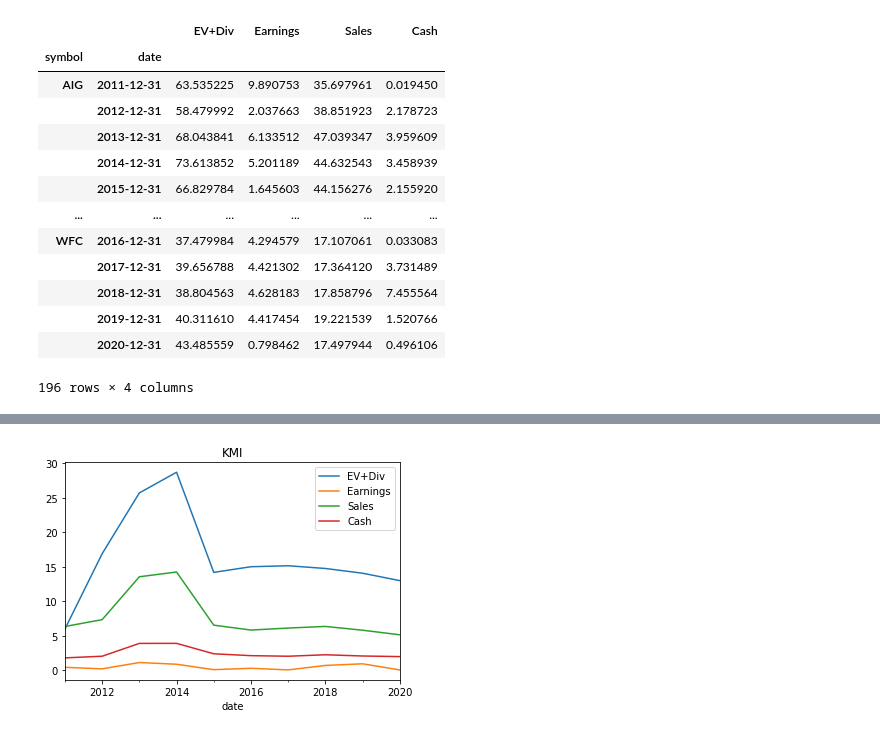
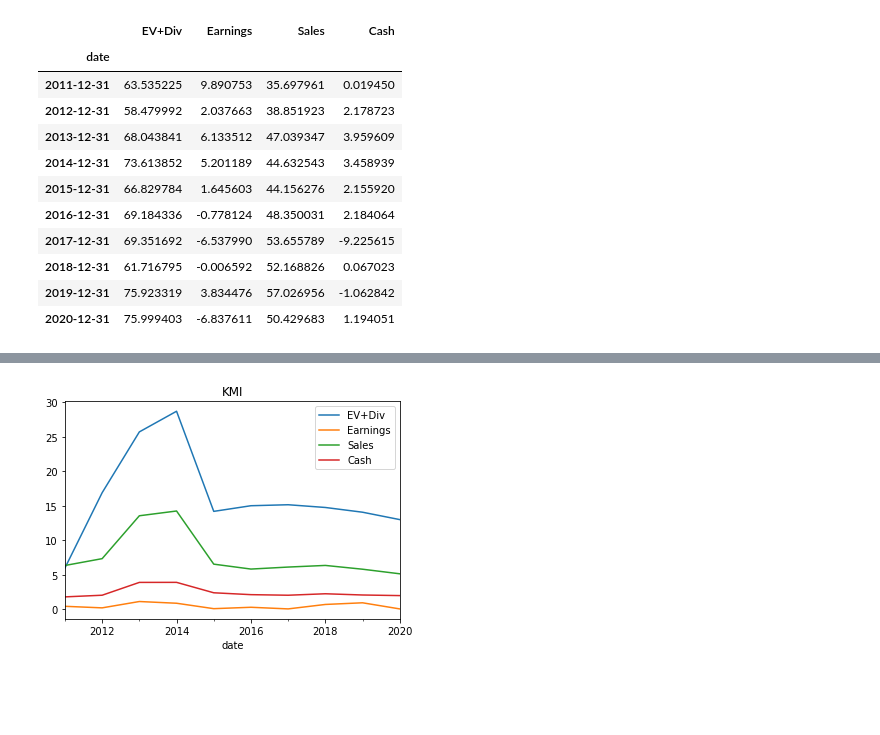
Before and after one commit to VinnyCarter05/fmpsdk-master, a Jupyter notebook: fmpsdk-ruleone.ipynb, the cells around one changed output, grey strips where cells are left out. Cells and saved outputs as stored; diff of their text form; code cells hidden in the pictures; blank space fills up the shorter version.

```diff
--- a/fmpsdk-ruleone.ipynb
+++ b/fmpsdk-ruleone.ipynb
@@ -115,12 +75,0 @@ Index(['reportedCurrency', 'fillingDate', 'acceptedDate', 'period', 'revenue',
-# %%
-df_balance = []
-for symbol in symbols:
-    df_balance = df_balance + fmpsdk.balance_sheet_statement(apikey=apikey, symbol=symbol)
-
-df_balance = pd.DataFrame(df_balance)
-
-df_balance['date']= pd.to_datetime(df_balance['date'])
-df_balance.set_index(['symbol','date'],inplace=True)
-df_balance.sort_values(by=['symbol','date'],inplace=True)
-
-df_balance.columns
@@ -145,12 +75,0 @@ Index(['reportedCurrency', 'fillingDate', 'acceptedDate', 'period',
-# %%
-df_cashflow = []
-for symbol in symbols:
-    df_cashflow = df_cashflow + fmpsdk.cash_flow_statement(apikey=apikey, symbol=symbol)
-
-df_cashflow = pd.DataFrame(df_cashflow)
-
-df_cashflow['date']= pd.to_datetime(df_cashflow['date'])
-df_cashflow.set_index(['symbol','date'],inplace=True)
-df_cashflow.sort_values(by=['symbol','date'],inplace=True)
-
-df_cashflow.columns
@@ -203,24 +76,16 @@ Index(['period', 'revenuePerShare', 'netIncomePerShare',
 # %%
-moat_columns = ["EV+Div","Earnings","Sales","Cash"]
-df_moat_perShare = pd.DataFrame(index=df_balance.index,columns=moat_columns)
-df_moat_perShare["Sales"]=df_income['revenue']/df_income['weightedAverageShsOutDil']
-df_moat_perShare["Earnings"]=df_income['netIncome']/df_income['weightedAverageShsOutDil']
-df_moat_perShare["EV+Div"]=(df_balance['totalStockholdersEquity']+df_cashflow['dividendsPaid'].fillna(0))/df_income['weightedAverageShsOutDil']
-df_moat_perShare["Cash"]=(df_cashflow['operatingCashFlow'])/df_income['weightedAverageShsOutDil']
-df_moat_perShare.sort_values(by=['symbol','date'],inplace=True)
-df_moat_perShare
+df_moat_perShare = fmp.moat_per_share (df_balance, df_income, df_cashflow)
+df_moat_perShare.loc['AIG']
 # %% [output]
-|  |  | EV+Div | Earnings | Sales | Cash |
-| symbol | date |  |  |  |  |
-| AIG | 2011-12-31 | 63.535225 | 9.890753 | 35.697961 | 0.019450 |
-|  | 2012-12-31 | 58.479992 | 2.037663 | 38.851923 | 2.178723 |
-|  | 2013-12-31 | 68.043841 | 6.133512 | 47.039347 | 3.959609 |
-|  | 2014-12-31 | 73.613852 | 5.201189 | 44.632543 | 3.458939 |
-|  | 2015-12-31 | 66.829784 | 1.645603 | 44.156276 | 2.155920 |
-| ... | ... | ... | ... | ... | ... |
-| WFC | 2016-12-31 | 37.479984 | 4.294579 | 17.107061 | 0.033083 |
-|  | 2017-12-31 | 39.656788 | 4.421302 | 17.364120 | 3.731489 |
-|  | 2018-12-31 | 38.804563 | 4.628183 | 17.858796 | 7.455564 |
-|  | 2019-12-31 | 40.311610 | 4.417454 | 19.221539 | 1.520766 |
-|  | 2020-12-31 | 43.485559 | 0.798462 | 17.497944 | 0.496106 |
+|  | EV+Div | Earnings | Sales | Cash |
+| date |  |  |  |  |
+| 2011-12-31 | 63.535225 | 9.890753 | 35.697961 | 0.019450 |
+| 2012-12-31 | 58.479992 | 2.037663 | 38.851923 | 2.178723 |
+| 2013-12-31 | 68.043841 | 6.133512 | 47.039347 | 3.959609 |
+| 2014-12-31 | 73.613852 | 5.201189 | 44.632543 | 3.458939 |
+| 2015-12-31 | 66.829784 | 1.645603 | 44.156276 | 2.155920 |
+| 2016-12-31 | 69.184336 | -0.778124 | 48.350031 | 2.184064 |
+| 2017-12-31 | 69.351692 | -6.537990 | 53.655789 | -9.225615 |
+| 2018-12-31 | 61.716795 | -0.006592 | 52.168826 | 0.067023 |
+| 2019-12-31 | 75.923319 | 3.834476 | 57.026956 | -1.062842 |
+| 2020-12-31 | 75.999403 | -6.837611 | 50.429683 | 1.194051 |
-196 rows × 4 columns
```
Also changed, not shown: parts of 17 cells of this notebook, 1 other file.
